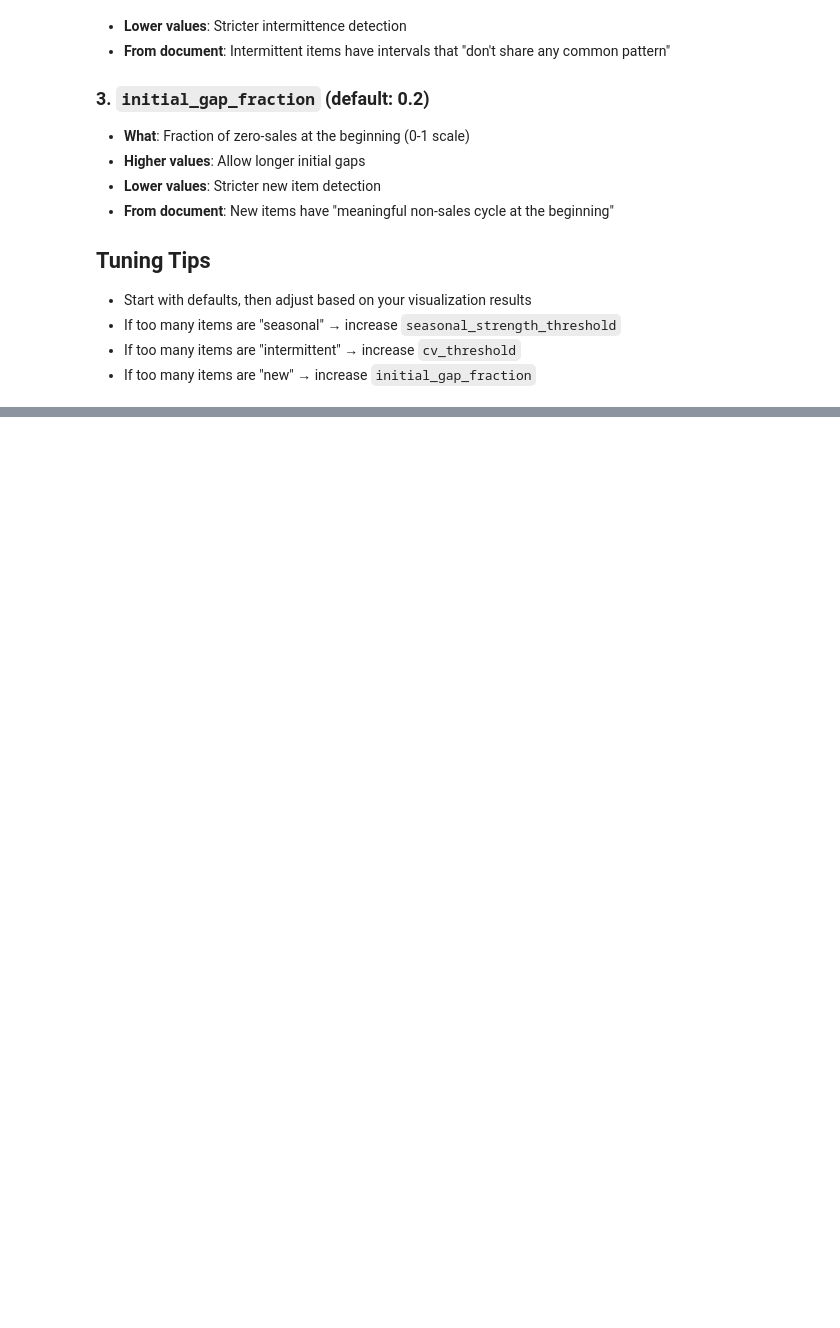
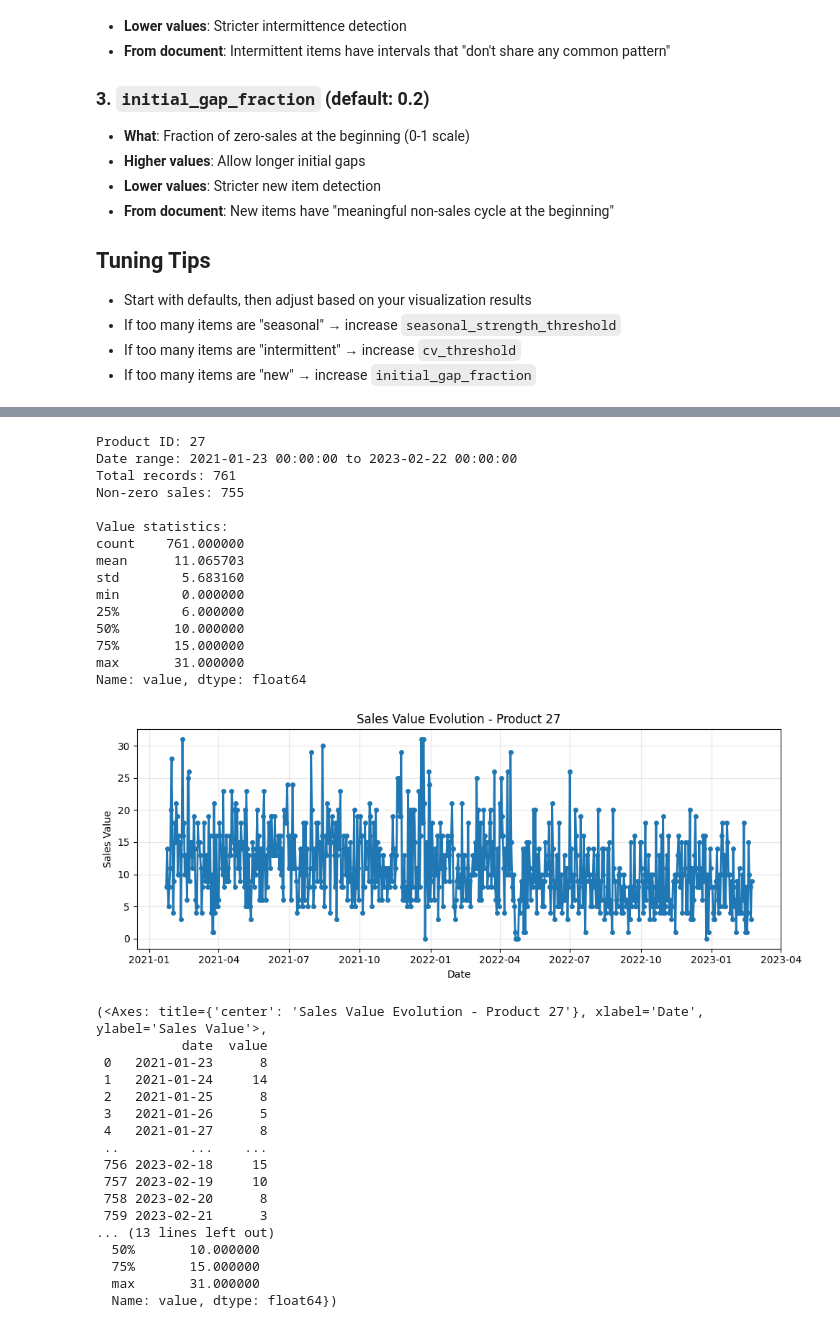
Before and after one commit to up202108724/Dissertation25-26, a Jupyter notebook: EDA/eda.ipynb, the cells around one changed output, grey strips where cells are left out. Saved outputs shown, nothing was run; the diff lists cells and outputs as text; code cells hidden in the pictures; blank space fills up the shorter version.

```diff
--- a/EDA/eda.ipynb
+++ b/EDA/eda.ipynb
@@ -317,0 +119,36 @@ def search_products(label=None, department=None, item_id=None):
+# %%
+plot_product_value_evolution(df_indexed, selected_product=27, date_col=None, value_col='value')
+# %% [output]
+Product ID: 27
+Date range: 2021-01-23 00:00:00 to 2023-02-22 00:00:00
+Total records: 761
+Non-zero sales: 755
+
+Value statistics:
+count    761.000000
+mean      11.065703
+std        5.683160
+min        0.000000
+25%        6.000000
+50%       10.000000
+75%       15.000000
+max       31.000000
+Name: value, dtype: float64
+[figure, added]
+(<Axes: title={'center': 'Sales Value Evolution - Product 27'}, xlabel='Date', ylabel='Sales Value'>,
+           date  value
+ 0   2021-01-23      8
+ 1   2021-01-24     14
+ 2   2021-01-25      8
+ 3   2021-01-26      5
+ 4   2021-01-27      8
+ ..         ...    ...
+ 756 2023-02-18     15
+ 757 2023-02-19     10
+ 758 2023-02-20      8
+ 759 2023-02-21      3
+... (13 lines left out)
+  50%       10.000000
+  75%       15.000000
+  max       31.000000
+  Name: value, dtype: float64})
```
Also changed, not shown: parts of 15 cells of this notebook, 5 other files.
